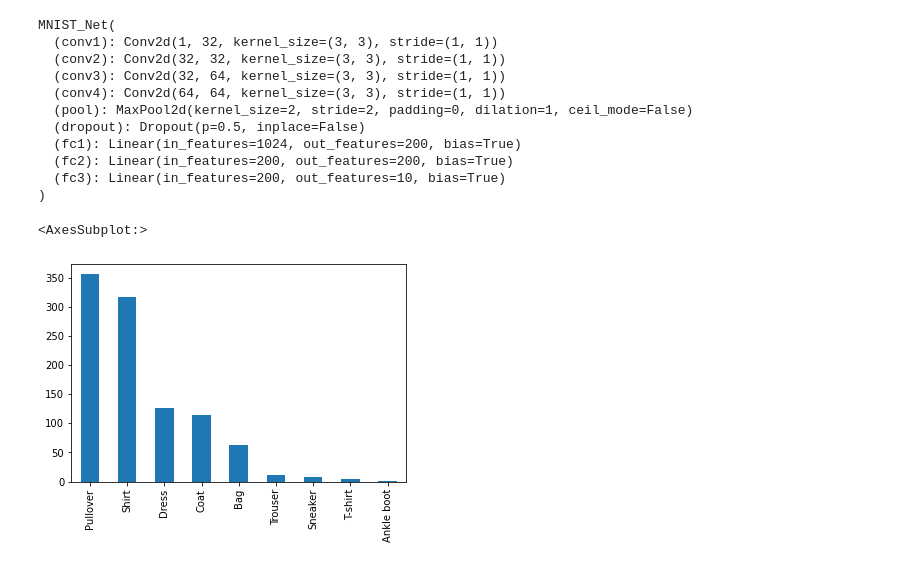
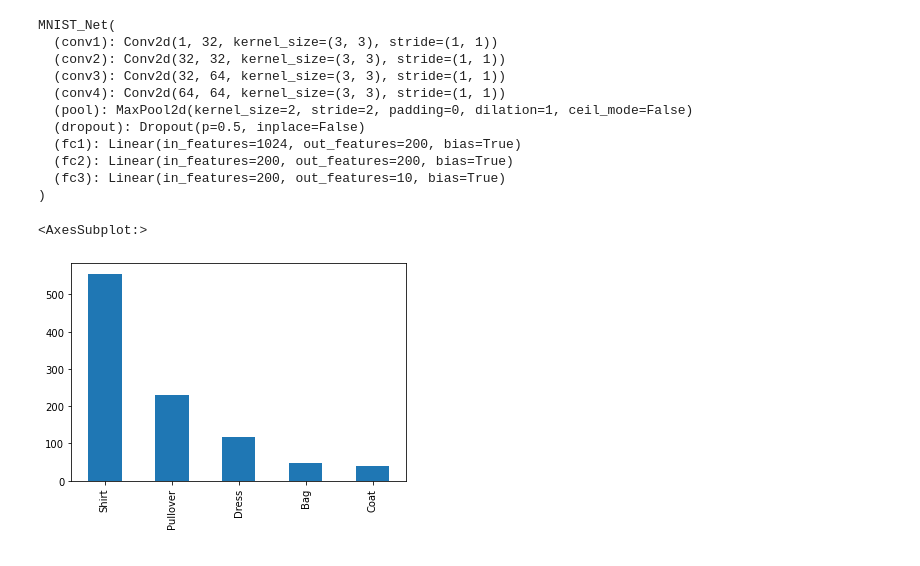
Before and after one commit to matthiasdellago/AdversarialLabelFlips, a Jupyter notebook: code/visualize.ipynb, the cells around one changed output. Saved outputs shown, nothing was run; the diff lists cells and outputs as text; code cells hidden in the pictures.

```diff
--- a/code/visualize.ipynb
+++ b/code/visualize.ipynb
@@ -165,11 +168,12 @@ MNIST_Net(
   (fc3): Linear(in_features=200, out_features=10, bias=True)
 )
 # %%
-rand_tensor = torch.rand((1000, 1, 28, 28), device=device)
+rand_tensor = torch.rand((1000, 1, 28, 28), device=device) -.5
 pred = model3(rand_tensor).argmax(dim=1).cpu()
 a = np.array(['T-shirt', 'Trouser', 'Pullover', 'Dress', 'Coat',
                   'Sandal', 'Shirt', 'Sneaker', 'Bag', 'Ankle boot'])[pred]
-pd.Series(a).value_counts().plot.bar()
+counts3 = pd.Series(a).value_counts().nlargest(5)
+counts3.plot.bar()
 # %% [output]
 <AxesSubplot:>
-[figure, old version]
+[figure, new version]
```
Also changed, not shown: parts of 3 cells of this notebook, 4 other files.
